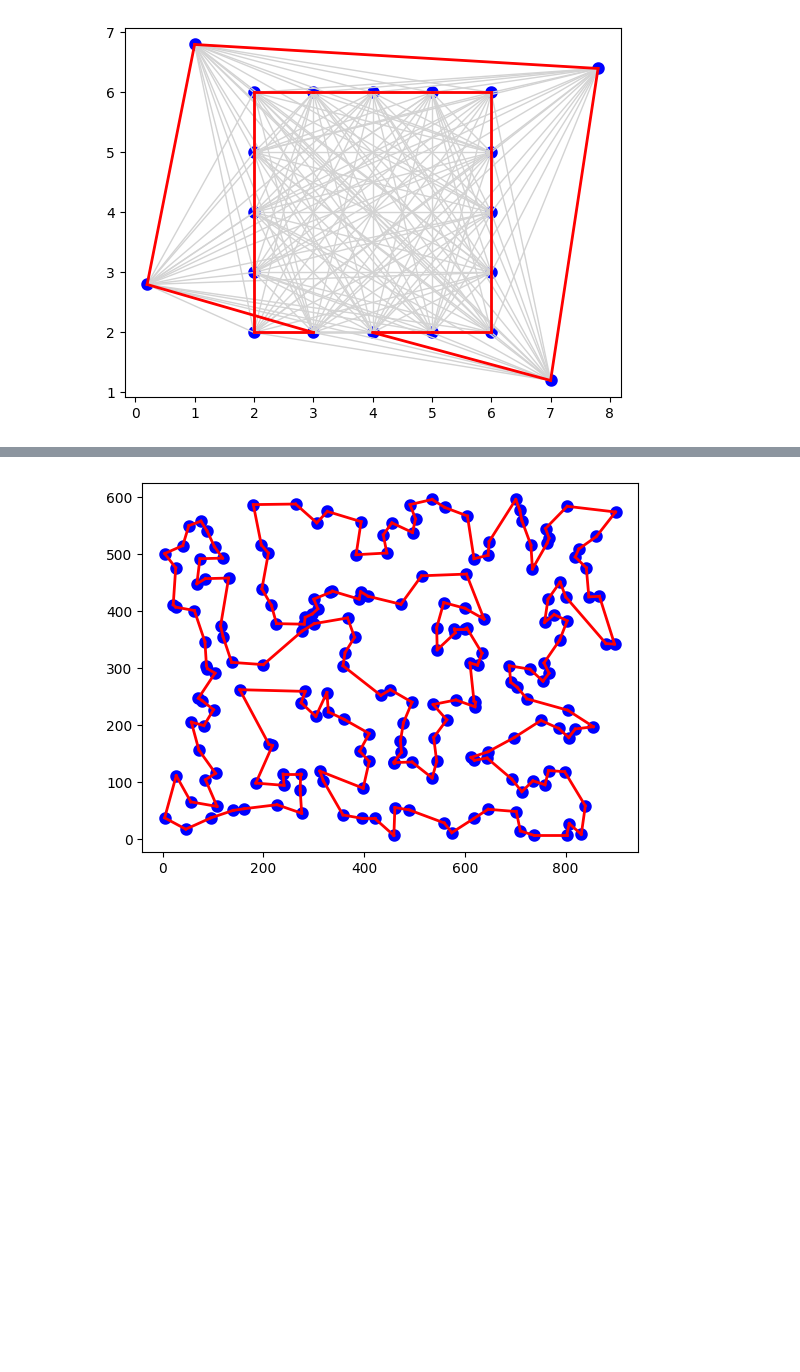
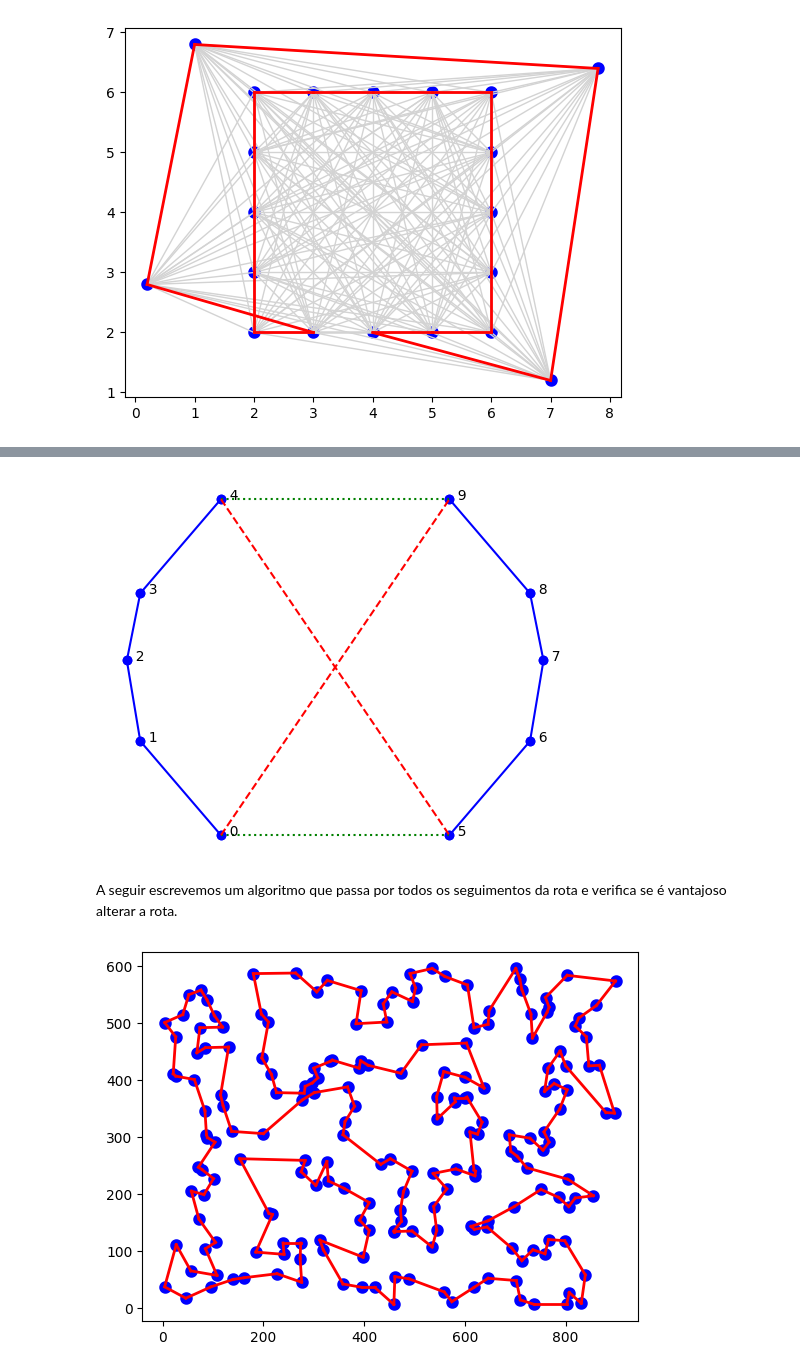
Before and after one commit to cdiegor/Metaheuristicas, a Jupyter notebook: PCV.ipynb, the cells around one changed output, grey strips where cells are left out. Saved outputs shown, nothing was run; the diff lists cells and outputs as text; code cells hidden in the pictures; blank space fills up the shorter version.

```diff
--- a/PCV.ipynb
+++ b/PCV.ipynb
@@ -367,9 +424,42 @@ plotRota(guloso(outliers, verbose=True))
+# %%
+def plot_linhas(cidades, style='bo-'):
+    "Plot lines to connect a series of points."
+    x = [ p[0] for p in cidades ]
+    y = [ p[1] for p in cidades ]
+    plt.plot(x, y, style)
+    plt.axis('scaled'); plt.axis('off')
+
+def plot_nomes_linhas(cidades, *args):
+    plot_linhas(cidades, 'bo')
+    for (label, p) in enumerate(cidades):
+        plt.text(p[0], p[1], '  '+str(label))
+    # Draw lines indicated by args
+    style = 'bo-'
+    for arg in args:
+        if isinstance(arg, str):
+            style = arg
+        else: # arg is a list of indexes into points, forming a line
+            Xs = [cidades[i][0] for i in arg]
+            Ys = [cidades[i][1] for i in arg]
+            plt.plot(Xs, Ys, style)
+    plt.axis('scaled'); plt.axis('off'); plt.show()
+
+cross = [ [9, 3],  [3, 10],  [2, 16],  [3, 21],  [9, 28],
+         [26, 3], [32, 10], [33, 16], [32, 21], [26, 28] ]
+
+plot_nomes_linhas(cross, 'bo-', range(5), range(5, 10),
+                          'g:', (4, 9), (0, 5),
+                          'r--', (4, 5), (0, 9))
+# %% [output]
+[figure, added]
 # %%
 def reverter(rota, i, j):
     "Se a reversão da rota [i:j] for mais curta então reverta."
     u, v, x, y = rota[i-1], rota[i], rota[j-1], rota[j % len(rota)]
     if distancia(u, v) + distancia(x, y) > distancia(u, x) + distancia(v, y):
         rota[i:j] = reversed(rota[i:j])
+# %% [markdown]
+A seguir escrevemos um algoritmo que passa por todos os seguimentos da rota e verifica se é vantajoso alterar a rota.
 # %%
 def alterar_rota(rota):
     "Procura todas as possíveis reversões de segmentos"
```
Also changed, not shown: parts of 55 cells of this notebook.
